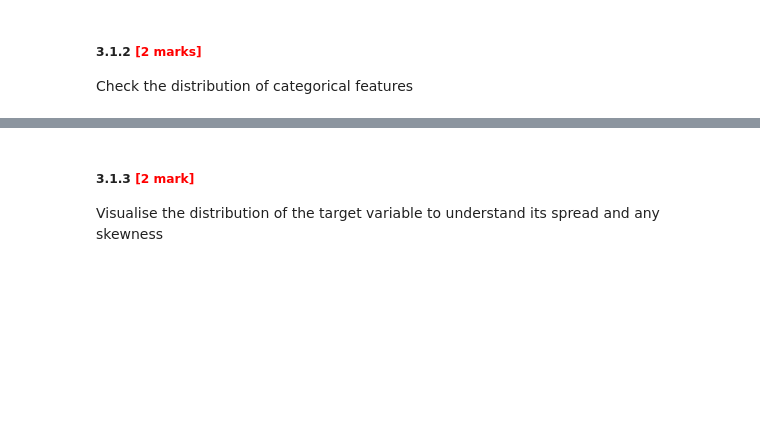
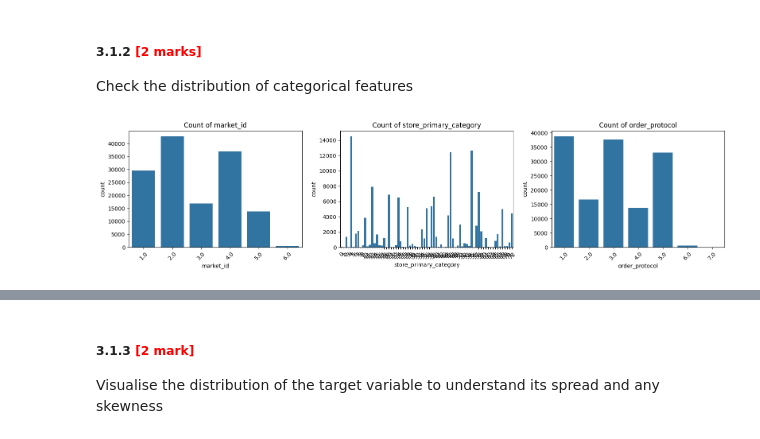
Before and after one commit to princepushparaj/LR_Delivery_Time_Prediction, a Jupyter notebook: LR_Delivery_Time_Estimation_Starter.ipynb, the cells around one changed output, grey strips where cells are left out. Drawn from its saved outputs; the diff is of its cells as text; code cells hidden in the pictures; blank space fills up the shorter version.

```diff
--- a/LR_Delivery_Time_Estimation_Starter.ipynb
+++ b/LR_Delivery_Time_Estimation_Starter.ipynb
@@ -175,0 +213,10 @@ print(f"Validation set: {X_val.shape}")
+# %%
+# Define numerical and categorical columns for easy EDA and data manipulation
+numerical_cols = X_train.select_dtypes(include=['int64', 'float64']).columns.tolist()
+
+# Define categorical columns (already converted to 'category' dtype in earlier preprocessing)
+categorical_cols = X_train.select_dtypes(include='category').columns.tolist()
+
+# Display the lists
+print("Numerical Columns:\n", numerical_cols)
+print("\nCategorical Columns:\n", categorical_cols)
@@ -196,15 +255,13 @@ plt.show()
 ##### **3.1.2** <font color = red>[2 marks]</font> <br>
 Check the distribution of categorical features
 # %%
-# Distribution of categorical columns
-categorical_features = X_train.select_dtypes(include='category').columns
-
-# Plot counts for categorical features
 plt.figure(figsize=(16, 4))
-for i, col in enumerate(categorical_features):
-    plt.subplot(1, len(categorical_features), i + 1)
+for i, col in enumerate(categorical_cols):
+    plt.subplot(1, len(categorical_cols), i + 1)
     sns.countplot(x=X_train[col])
-    plt.title(col)
+    plt.title(f'Count of {col}')
     plt.xticks(rotation=45)
 plt.tight_layout()
 plt.show()
+# %% [output]
+[figure, added]
```
Also changed, not shown: parts of 37 cells of this notebook.
